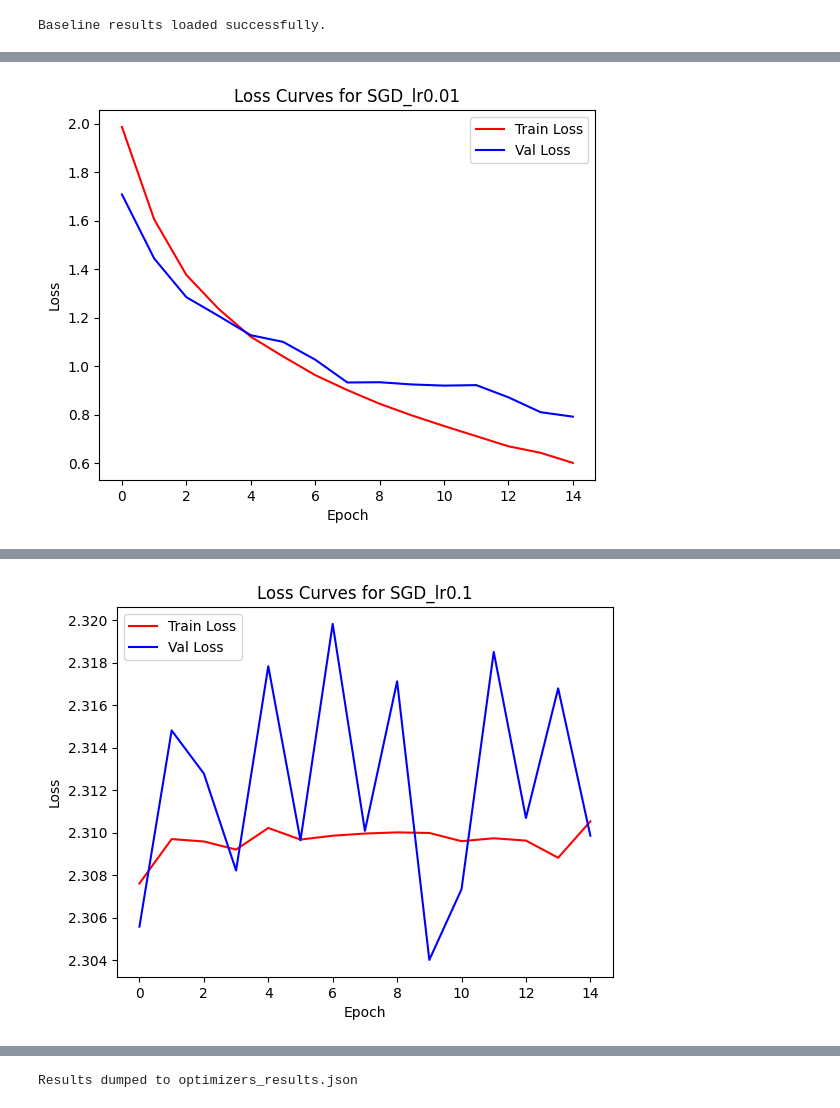
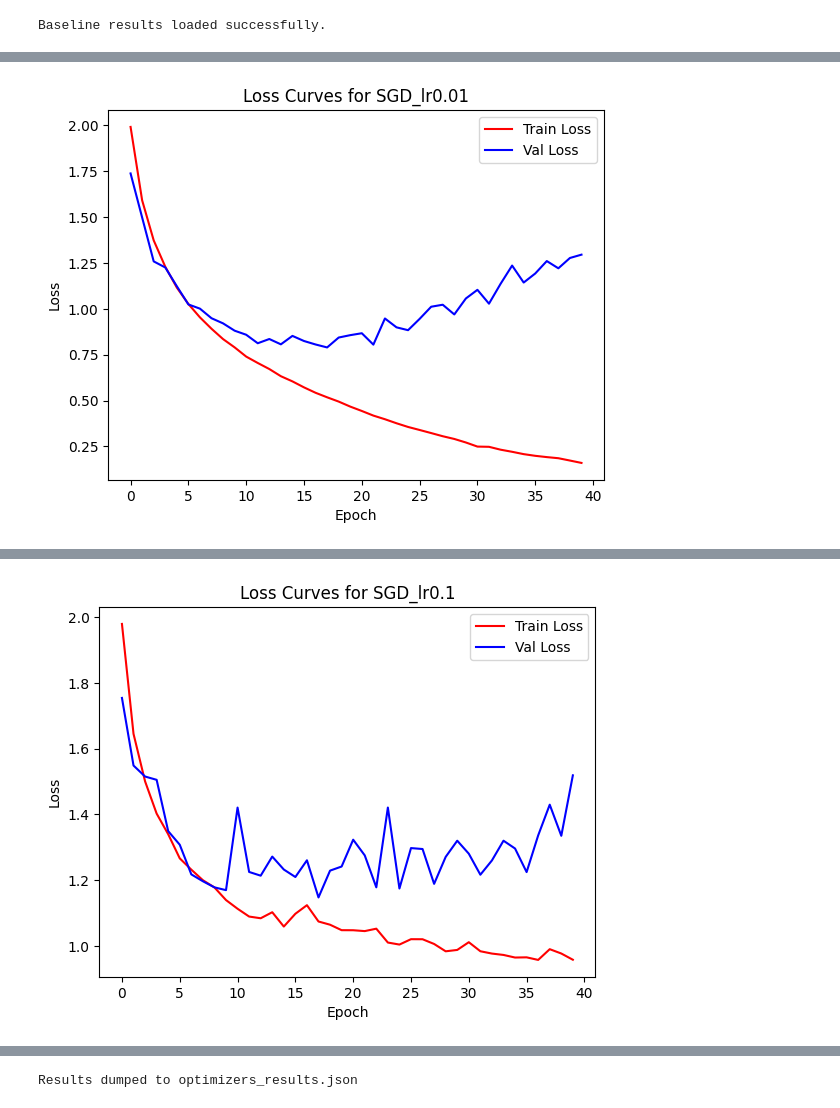
Before and after one commit to tomasbelak24/deeplearning-vision, a Jupyter notebook: hw1/optimizers.ipynb, the cells around one changed output, grey strips where cells are left out. Cells and saved outputs as stored; diff of their text form; code cells hidden in the pictures.

```diff
--- a/hw1/optimizers.ipynb
+++ b/hw1/optimizers.ipynb
@@ -205,7 +205,7 @@ for config in configs:
     epoch_val_losses = []
     epoch_val_accs = []
 
-    for e in range(15):
+    for e in range(40):
         train_loss, val_loss, val_acc = one_epoch(model, ce_loss, optimizer, dataloader_train, dataloader_val, False)
 
         print(f"Val loss at epoch {e}: {val_loss}")
@@ -283,3 +283,3 @@ Val acc at epoch 14: 0.7262
-[figure, old version]
+[figure, new version]
 Trying optimizer: SGD_lr0.1
 [{'lr': 0.1, 'momentum': 0.9, 'dampening': 0, 'weight_decay': 0, 'nesterov': False, 'maximize': False, 'foreach': None, 'differentiable': False, 'fused': None, 'params': [0, 1, 2, 3, 4, 5, 6, 7]}]
@@ -301,3 +301,3 @@ Val acc at epoch 14: 0.0942
-[figure, old version]
+[figure, new version]
 Trying optimizer: RMSprop
 [{'lr': 0.01, 'momentum': 0, 'alpha': 0.99, 'eps': 1e-08, 'centered': False, 'weight_decay': 0, 'capturable': False, 'foreach': None, 'maximize': False, 'differentiable': False, 'params': [0, 1, 2, 3, ...
```
Also changed, not shown: parts of 12 cells of this notebook.
